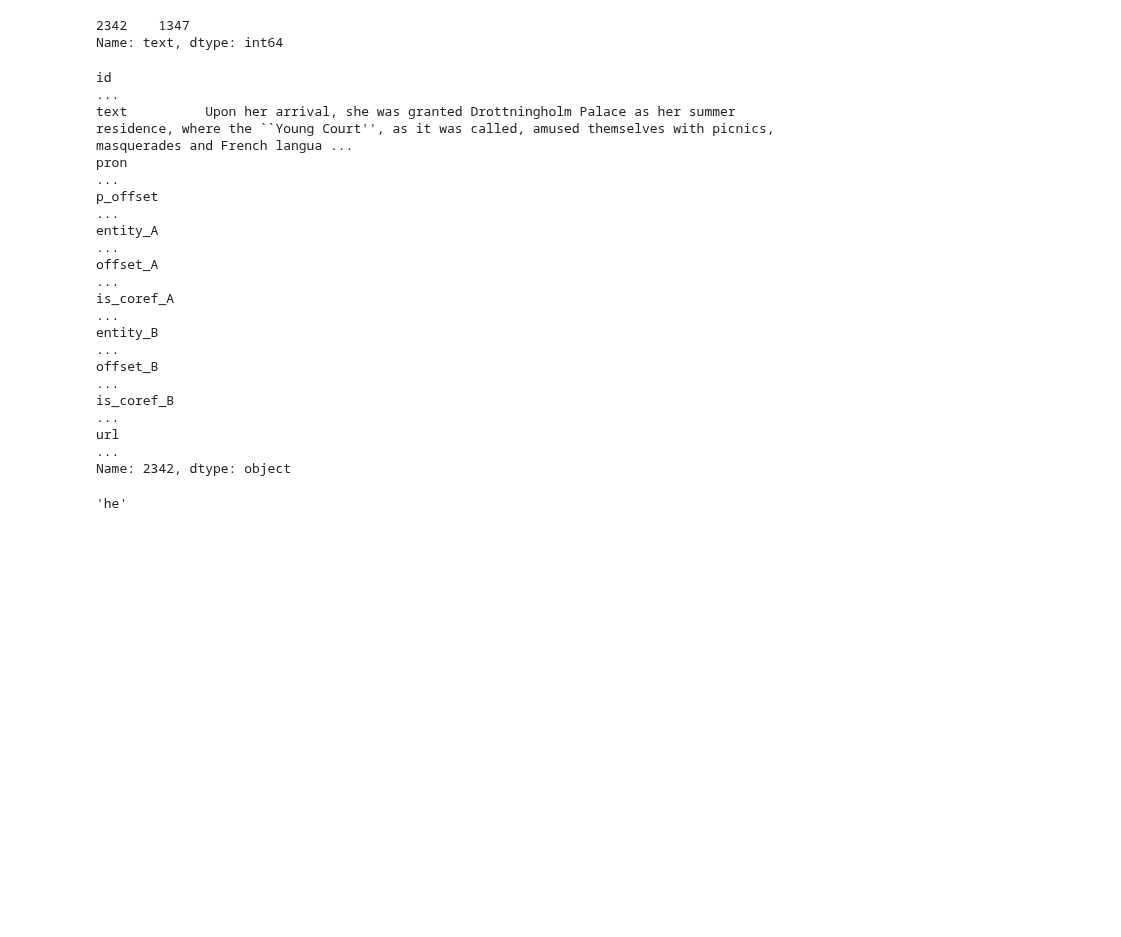
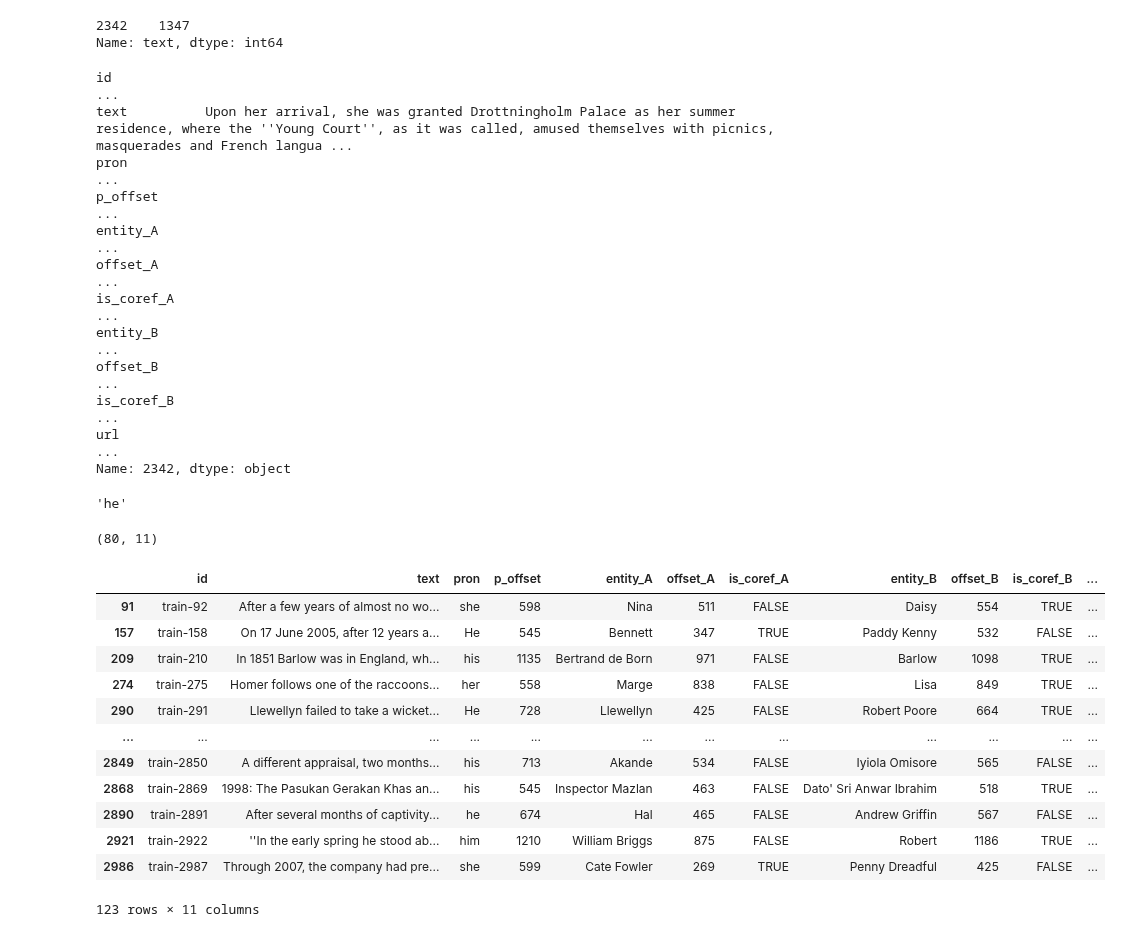
Before and after one commit to florin-git/Pronoun-Coreference-Resolution, a Jupyter notebook: hw3/stud/Preprocessing.ipynb, the cells around one changed output. Saved outputs shown, nothing was run; the diff lists cells and outputs as text; code cells hidden in the pictures; blank space fills up the shorter version.

Commit message:
First Training Attempt

```diff
--- a/hw3/stud/Preprocessing.ipynb
+++ b/hw3/stud/Preprocessing.ipynb
@@ -171,3 +144,6 @@ plot_freq(valid_pron_counter)
 # %%
 df_train = pd.DataFrame(train_dataset)
 df_valid = pd.DataFrame(valid_dataset)
+# %%
+def clean_text(text):
+    return text.translate(str.maketrans("`", "'"))
@@ -173,0 +152,8 @@ df_valid = pd.DataFrame(valid_dataset)
+# %%
+df_train['text'] = df_train['text'].map(clean_text)
+df_train['entity_A'] = df_train['entity_A'].map(clean_text)
+df_train['entity_B'] = df_train['entity_B'].map(clean_text)
+
+df_valid['text'] = df_valid['text'].map(clean_text)
+df_valid['entity_A'] = df_valid['entity_A'].map(clean_text)
+df_valid['entity_B'] = df_valid['entity_B'].map(clean_text)
@@ -263,7 +263,7 @@ Name: text, dtype: int64
 df_train.iloc[2342]
 # %% [output]
 id                                                                                                                                                                                                       ...
-text          Upon her arrival, she was granted Drottningholm Palace as her summer residence, where the ``Young Court'', as it was called, amused themselves with picnics, masquerades and French langua ...
+text          Upon her arrival, she was granted Drottningholm Palace as her summer residence, where the ''Young Court'', as it was called, amused themselves with picnics, masquerades and French langua ...
 pron                                                                                                                                                                                                     ...
 p_offset                                                                                                                                                                                                 ...
 entity_A                                                                                                                                                                                                 ...
@@ -278,3 +278,23 @@ Name: 2342, dtype: object
 df_train.iloc[2342]['text'][624:626]
 # %% [output]
 'he'
+# %%
+df_train.loc[(df_train['is_coref_A'] == "FALSE") & (df_train['offset_B'] > 512)].shape
+# %% [output]
+(80, 11)
+# %%
+df_train.loc[df_train['p_offset'] > 512]
+# %% [output]
+|  | id | text | pron | p_offset | entity_A | offset_A | is_coref_A | entity_B | offset_B | is_coref_B | ... |
+| 91 | train-92 | After a few years of almost no wo... | she | 598 | Nina | 511 | FALSE | Daisy | 554 | TRUE | ... |
+| 157 | train-158 | On 17 June 2005, after 12 years a... | He | 545 | Bennett | 347 | TRUE | Paddy Kenny | 532 | FALSE | ... |
+| 209 | train-210 | In 1851 Barlow was in England, wh... | his | 1135 | Bertrand de Born | 971 | FALSE | Barlow | 1098 | TRUE | ... |
+| 274 | train-275 | Homer follows one of the raccoons... | her | 558 | Marge | 838 | FALSE | Lisa | 849 | TRUE | ... |
+| 290 | train-291 | Llewellyn failed to take a wicket... | He | 728 | Llewellyn | 425 | FALSE | Robert Poore | 664 | TRUE | ... |
+| ... | ... | ... | ... | ... | ... | ... | ... | ... | ... | ... | ... |
+| 2849 | train-2850 | A different appraisal, two months... | his | 713 | Akande | 534 | FALSE | Iyiola Omisore | 565 | FALSE | ... |
+| 2868 | train-2869 | 1998: The Pasukan Gerakan Khas an... | his | 545 | Inspector Mazlan | 463 | FALSE | Dato' Sri Anwar Ibrahim | 518 | TRUE | ... |
+| 2890 | train-2891 | After several months of captivity... | he | 674 | Hal | 465 | FALSE | Andrew Griffin | 567 | FALSE | ... |
+| 2921 | train-2922 | ''In the early spring he stood ab... | him | 1210 | William Briggs | 875 | FALSE | Robert | 1186 | TRUE | ... |
+| 2986 | train-2987 | Through 2007, the company had pre... | she | 599 | Cate Fowler | 269 | TRUE | Penny Dreadful | 425 | FALSE | ... |
+123 rows × 11 columns
```
Also changed, not shown: parts of 129 cells of this notebook, 4 other files.
